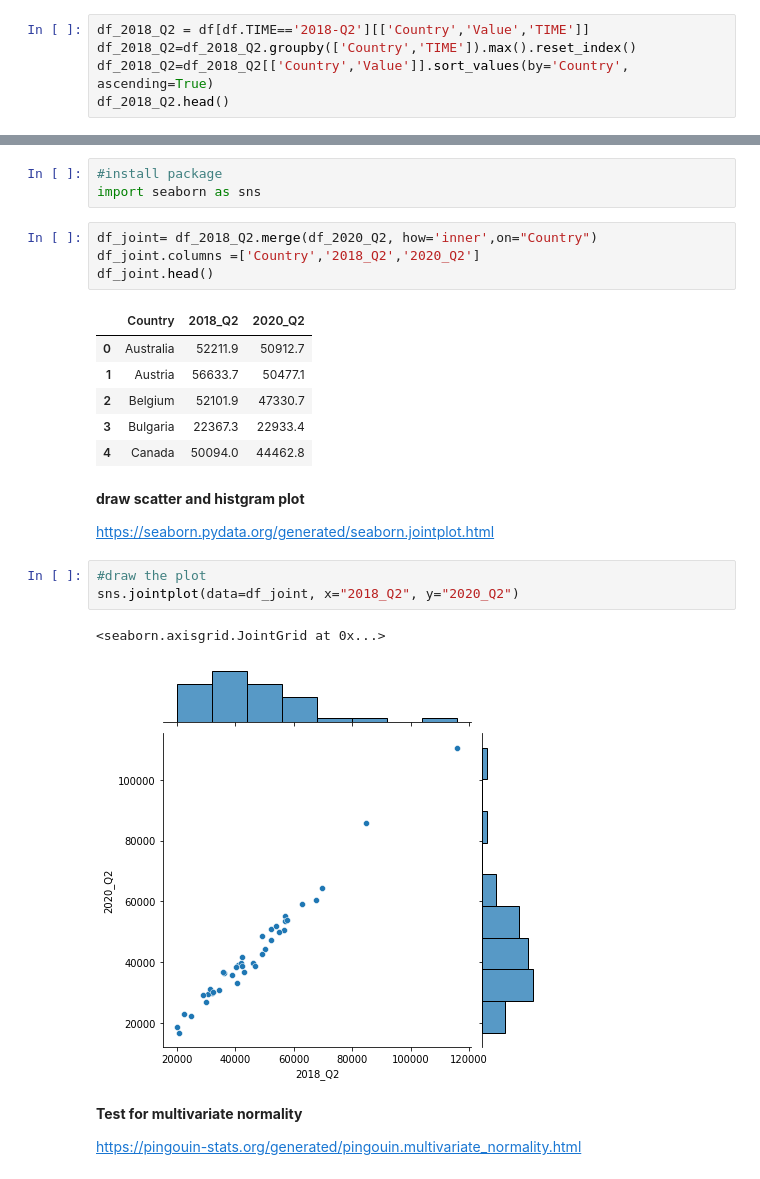
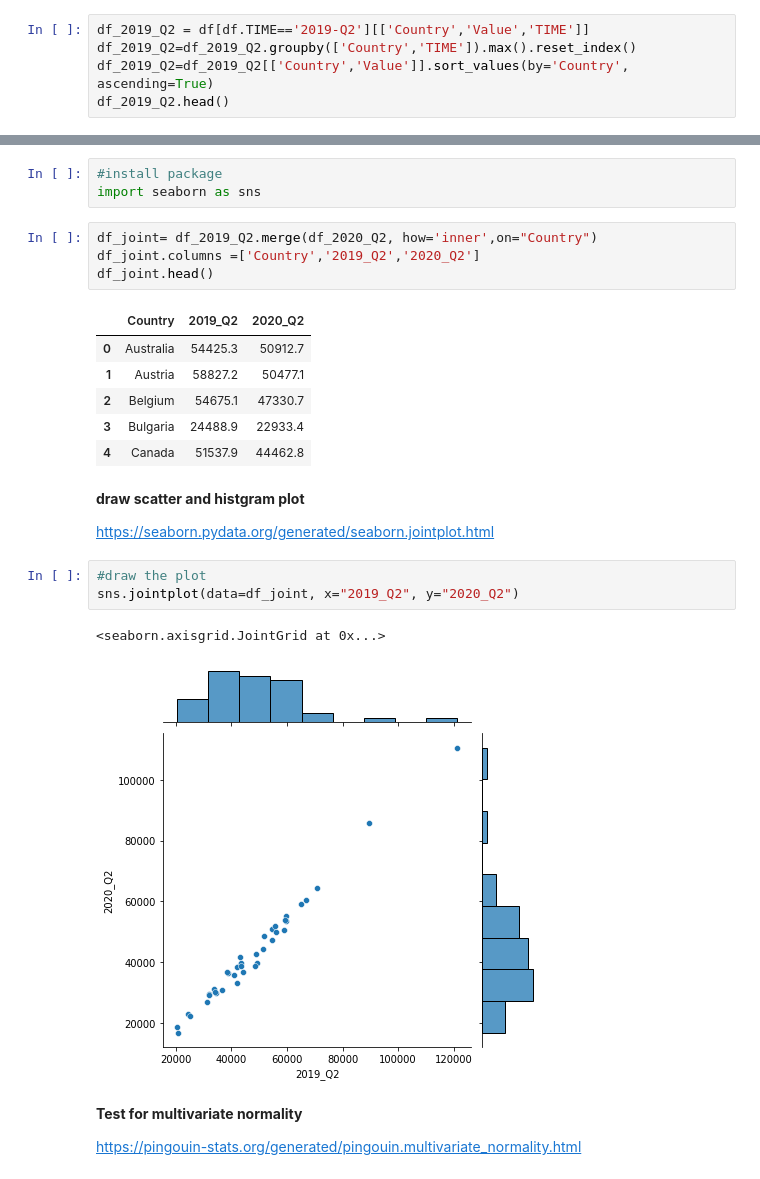
Before and after one commit to cx2076/NYU_Integrated_Marketing, a Jupyter notebook: Copy_of_HypothesisTesting.ipynb, the cells around one changed output, grey strips where cells are left out. Saved outputs shown, nothing was run; the diff lists cells and outputs as text.

```diff
--- a/Copy_of_HypothesisTesting.ipynb
+++ b/Copy_of_HypothesisTesting.ipynb
@@ -230,9 +229,9 @@ df.head()
 
 https://pingouin-stats.org/generated/pingouin.ttest.html#pingouin.ttest
 # %%
-df_2018_Q2 = df[df.TIME=='2018-Q2'][['Country','Value','TIME']]
-df_2018_Q2=df_2018_Q2.groupby(['Country','TIME']).max().reset_index()
-df_2018_Q2=df_2018_Q2[['Country','Value']].sort_values(by='Country', ascending=True)
-df_2018_Q2.head()
+df_2019_Q2 = df[df.TIME=='2019-Q2'][['Country','Value','TIME']]
+df_2019_Q2=df_2019_Q2.groupby(['Country','TIME']).max().reset_index()
+df_2019_Q2=df_2019_Q2[['Country','Value']].sort_values(by='Country', ascending=True)
+df_2019_Q2.head()
 # %% [output]
 |  | Country | Value |
@@ -287,26 +286,26 @@ pg.wilcoxon(pre, post, tail='two-sided')
 #install package
 import seaborn as sns
 # %%
-df_joint= df_2018_Q2.merge(df_2020_Q2, how='inner',on="Country")
-df_joint.columns =['Country','2018_Q2','2020_Q2']
+df_joint= df_2019_Q2.merge(df_2020_Q2, how='inner',on="Country")
+df_joint.columns =['Country','2019_Q2','2020_Q2']
 df_joint.head()
 # %% [output]
-|  | Country | 2018_Q2 | 2020_Q2 |
-| 0 | Australia | 52211.9 | 50912.7 |
-| 1 | Austria | 56633.7 | 50477.1 |
-| 2 | Belgium | 52101.9 | 47330.7 |
-| 3 | Bulgaria | 22367.3 | 22933.4 |
-| 4 | Canada | 50094.0 | 44462.8 |
+|  | Country | 2019_Q2 | 2020_Q2 |
+| 0 | Australia | 54425.3 | 50912.7 |
+| 1 | Austria | 58827.2 | 50477.1 |
+| 2 | Belgium | 54675.1 | 47330.7 |
+| 3 | Bulgaria | 24488.9 | 22933.4 |
+| 4 | Canada | 51537.9 | 44462.8 |
 # %% [markdown]
 **draw scatter and histgram plot**
 
 https://seaborn.pydata.org/generated/seaborn.jointplot.html
 # %%
 #draw the plot
-sns.jointplot(data=df_joint, x="2018_Q2", y="2020_Q2")
+sns.jointplot(data=df_joint, x="2019_Q2", y="2020_Q2")
 # %% [output]
 <seaborn.axisgrid.JointGrid at 0x...>
-[figure, old version]
+[figure, new version]
 # %% [markdown]
 **Test for multivariate normality**
 
```
Also changed, not shown: parts of 15 cells of this notebook.
